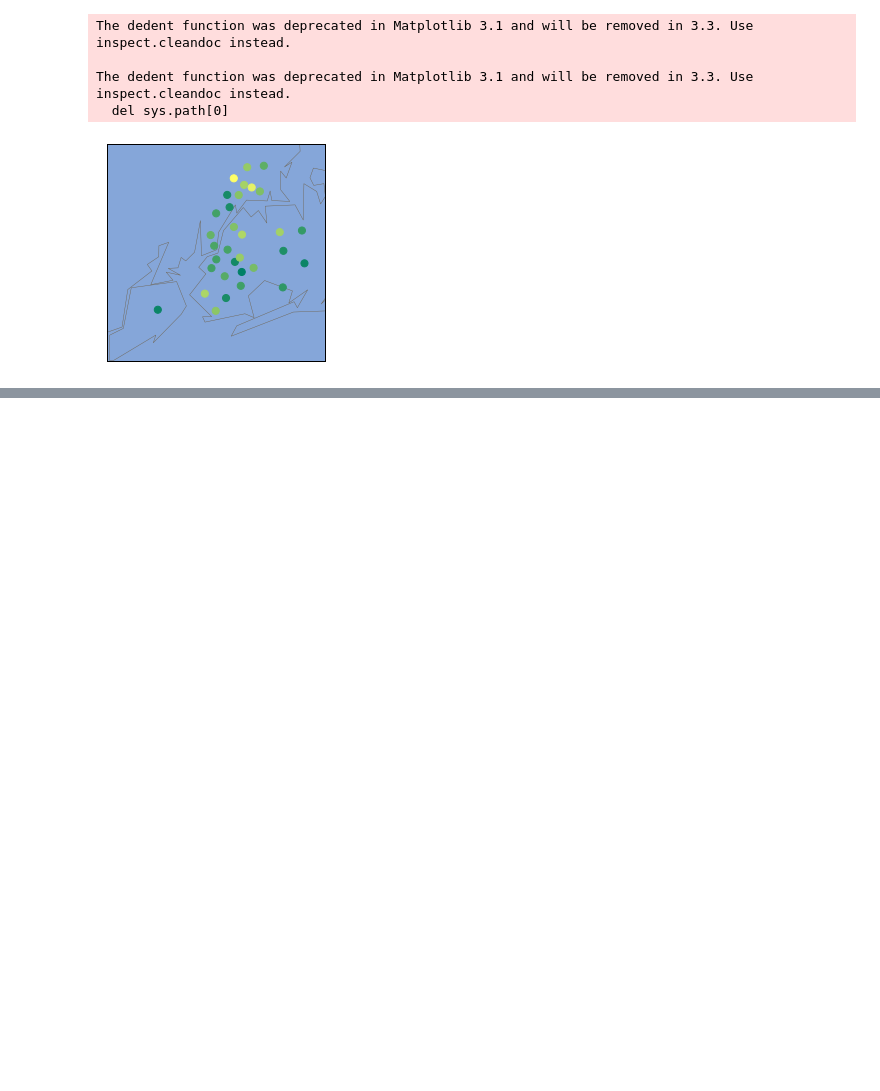
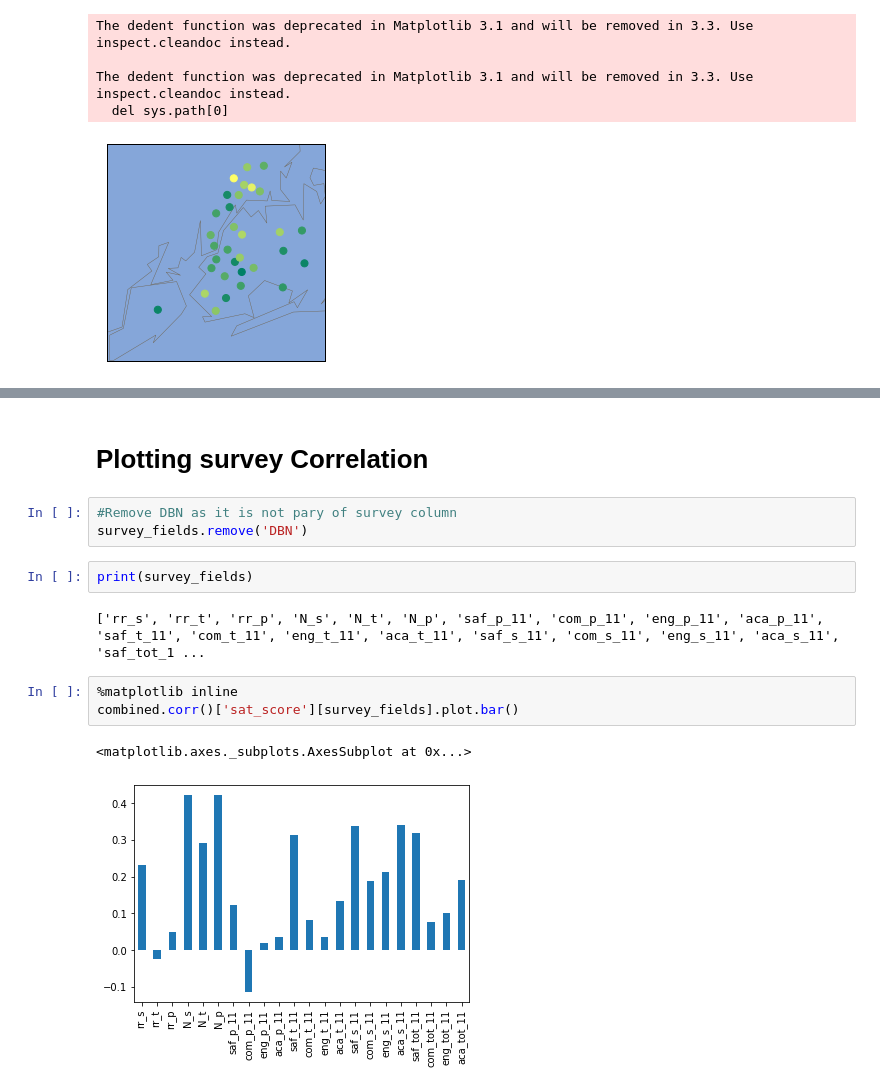
Before and after one commit to ebenebe/Data-Cleaning-Walkthrough_NYC_SAT_Scores, a Jupyter notebook: Data Cleaning Walkthrough_NYC_SAT_Scores-checkpoint.ipynb, the cells around one changed output, grey strips where cells are left out. Saved outputs shown, nothing was run; the diff lists cells and outputs as text; blank space fills up the shorter version.

```diff
--- a/Data Cleaning Walkthrough_NYC_SAT_Scores-checkpoint.ipynb
+++ b/Data Cleaning Walkthrough_NYC_SAT_Scores-checkpoint.ipynb
@@ -747,0 +758,15 @@ The dedent function was deprecated in Matplotlib 3.1 and will be removed in 3.3.
+# %% [markdown]
+# Plotting survey Correlation
+# %%
+#Remove DBN as it is not pary of survey column
+survey_fields.remove('DBN')
+# %%
+print(survey_fields)
+# %% [output]
+['rr_s', 'rr_t', 'rr_p', 'N_s', 'N_t', 'N_p', 'saf_p_11', 'com_p_11', 'eng_p_11', 'aca_p_11', 'saf_t_11', 'com_t_11', 'eng_t_11', 'aca_t_11', 'saf_s_11', 'com_s_11', 'eng_s_11', 'aca_s_11', 'saf_tot_1 ...
+# %%
+%matplotlib inline
+combined.corr()['sat_score'][survey_fields].plot.bar()
+# %% [output]
+<matplotlib.axes._subplots.AxesSubplot at 0x...>
+[figure, added]
```
Also changed, not shown: parts of 5 cells of this notebook.
